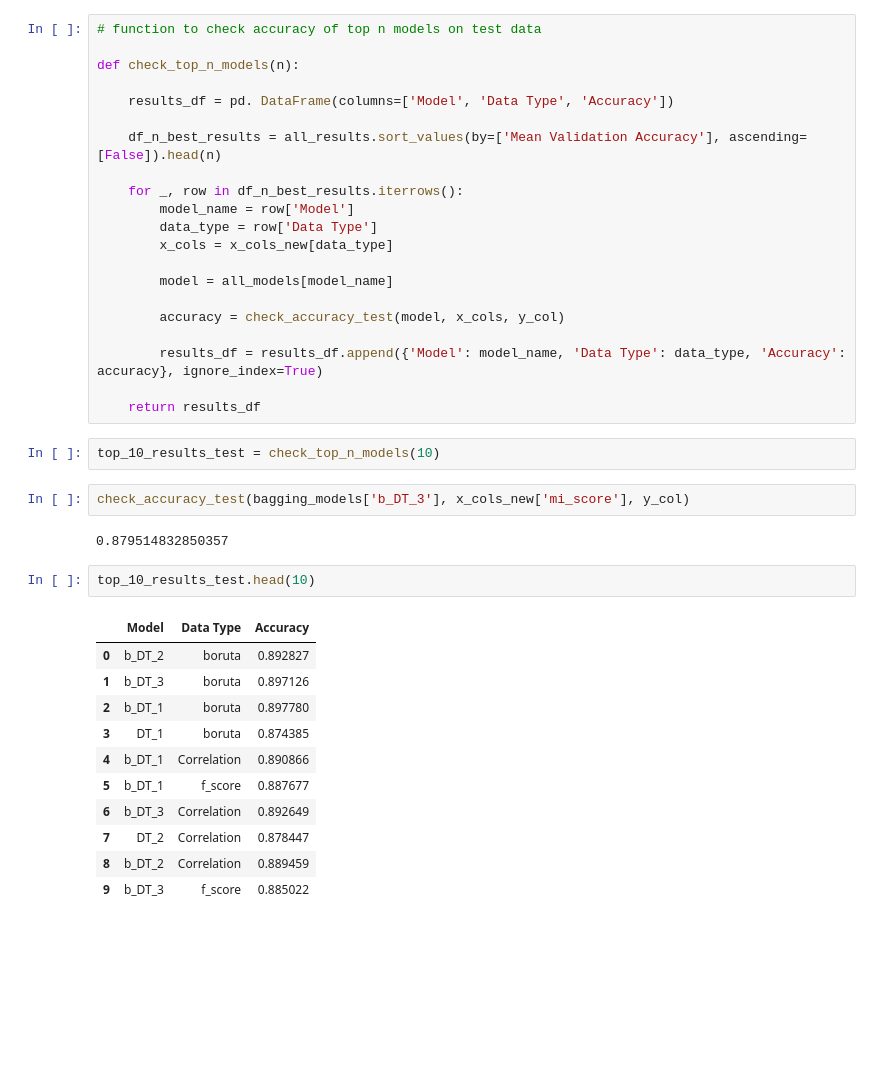
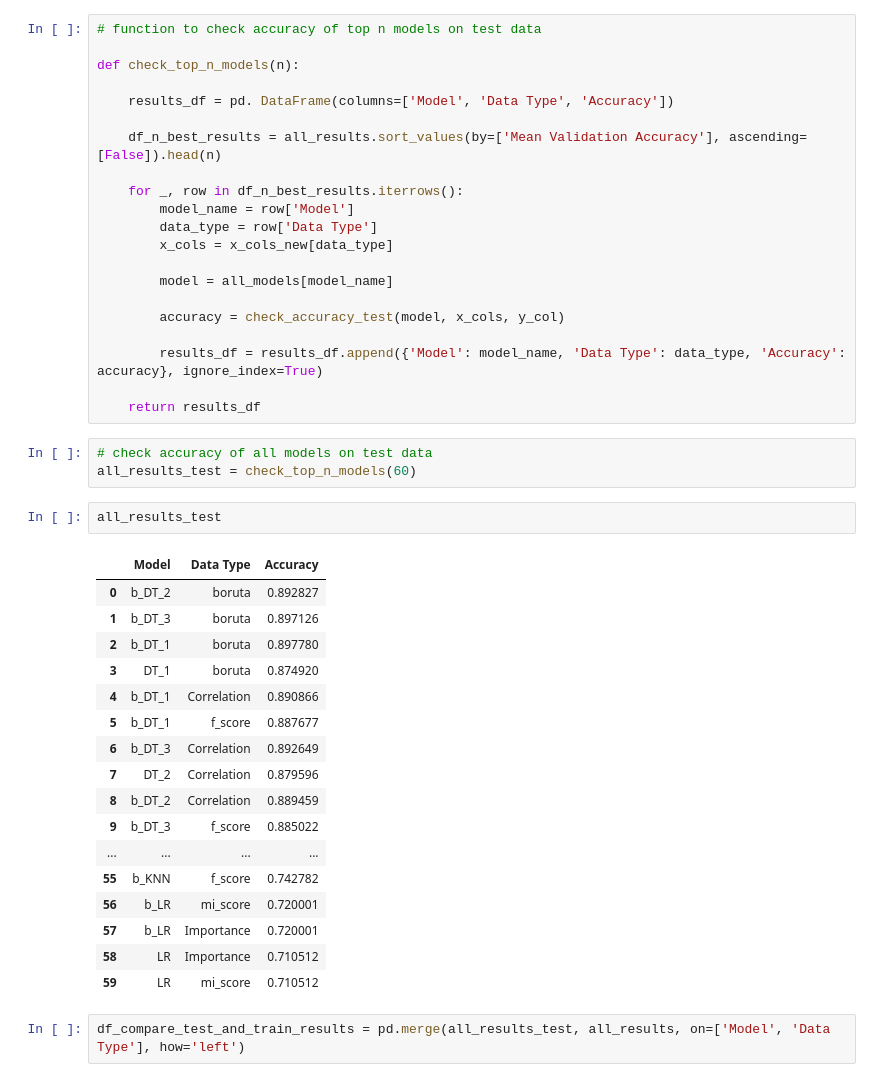
Before and after one commit to melkri/ML_classification, a Jupyter notebook: scripts/03_Models.ipynb, the cells around one changed output. Cells and saved outputs as stored; diff of their text form; blank space fills up the shorter version.

```diff
--- a/scripts/03_Models.ipynb
+++ b/scripts/03_Models.ipynb
@@ -707,23 +686,28 @@ def check_top_n_models(n):
         results_df = results_df.append({'Model': model_name, 'Data Type': data_type, 'Accuracy': accuracy}, ignore_index=True)
 
     return results_df
-# %%
-top_10_results_test = check_top_n_models(10)
-# %%
-check_accuracy_test(bagging_models['b_DT_3'], x_cols_new['mi_score'], y_col)
-# %% [output]
-0.879514832850357
-# %%
-top_10_results_test.head(10)
-# %% [output]
-|  | Model | Data Type | Accuracy |
-| 0 | b_DT_2 | boruta | 0.892827 |
-| 1 | b_DT_3 | boruta | 0.897126 |
-| 2 | b_DT_1 | boruta | 0.897780 |
-| 3 | DT_1 | boruta | 0.874385 |
-| 4 | b_DT_1 | Correlation | 0.890866 |
-| 5 | b_DT_1 | f_score | 0.887677 |
-| 6 | b_DT_3 | Correlation | 0.892649 |
-| 7 | DT_2 | Correlation | 0.878447 |
-| 8 | b_DT_2 | Correlation | 0.889459 |
-| 9 | b_DT_3 | f_score | 0.885022 |
+# %%
+# check accuracy of all models on test data
+all_results_test = check_top_n_models(60)
+# %%
+all_results_test
+# %% [output]
+|  | Model | Data Type | Accuracy |
+| 0 | b_DT_2 | boruta | 0.892827 |
+| 1 | b_DT_3 | boruta | 0.897126 |
+| 2 | b_DT_1 | boruta | 0.897780 |
+| 3 | DT_1 | boruta | 0.874920 |
+| 4 | b_DT_1 | Correlation | 0.890866 |
+| 5 | b_DT_1 | f_score | 0.887677 |
+| 6 | b_DT_3 | Correlation | 0.892649 |
+| 7 | DT_2 | Correlation | 0.879596 |
+| 8 | b_DT_2 | Correlation | 0.889459 |
+| 9 | b_DT_3 | f_score | 0.885022 |
+| ... | ... | ... | ... |
+| 55 | b_KNN | f_score | 0.742782 |
+| 56 | b_LR | mi_score | 0.720001 |
+| 57 | b_LR | Importance | 0.720001 |
+| 58 | LR | Importance | 0.710512 |
+| 59 | LR | mi_score | 0.710512 |
+# %%
+df_compare_test_and_train_results = pd.merge(all_results_test, all_results, on=['Model', 'Data Type'], how='left')
```
Also changed, not shown: parts of 8 cells of this notebook.
